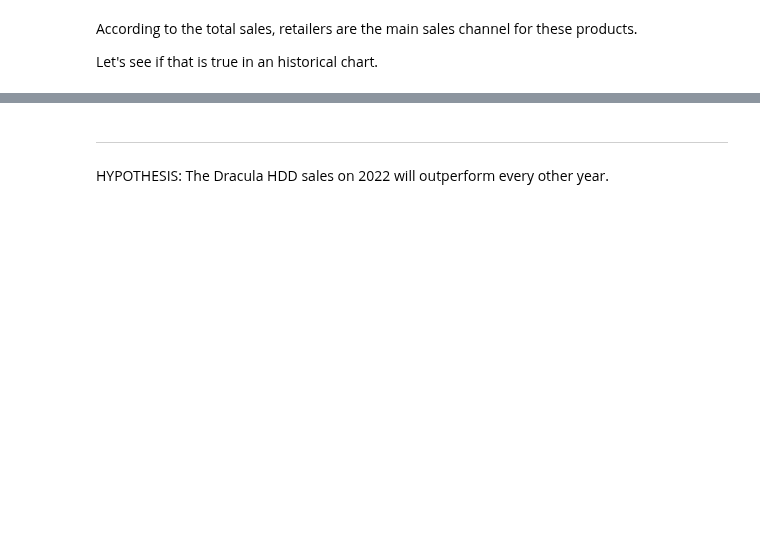
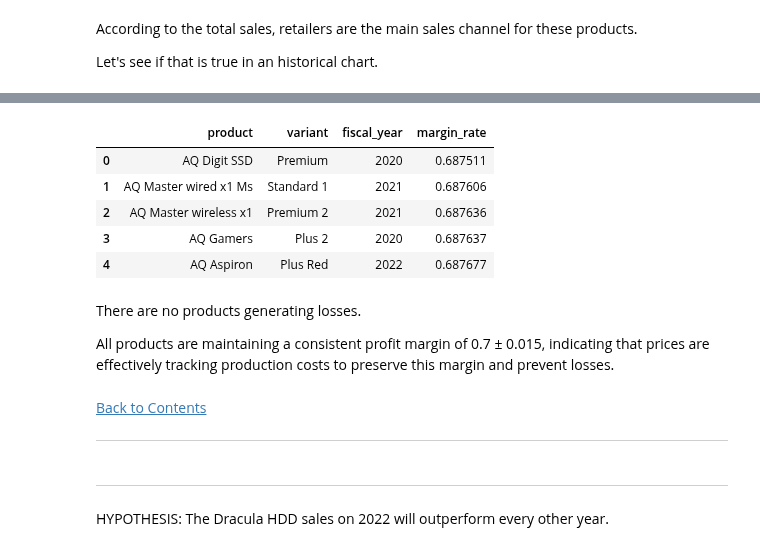
Before and after one commit to Silverscale/AtliQ_Products_Analysis, a Jupyter notebook: atliq_product_analysis.ipynb, the cells around one changed output, grey strips where cells are left out. Cells and saved outputs as stored; diff of their text form; code cells hidden in the pictures; blank space fills up the shorter version.

```diff
--- a/atliq_product_analysis.ipynb
+++ b/atliq_product_analysis.ipynb
@@ -1467,3 +1505,29 @@ fig.show()
+# %%
+# Worst margin rate
+
+query="""
+SELECT product, variant, fiscal_year, margin_rate
+FROM product_margins
+ORDER BY margin_rate
+LIMIT 5
+"""
+
+pd.read_sql_query(query, con)
+# %% [output]
+|  | product | variant | fiscal_year | margin_rate |
+| 0 | AQ Digit SSD | Premium | 2020 | 0.687511 |
+| 1 | AQ Master wired x1 Ms | Standard 1 | 2021 | 0.687606 |
+| 2 | AQ Master wireless x1 | Premium 2 | 2021 | 0.687636 |
+| 3 | AQ Gamers | Plus 2 | 2020 | 0.687637 |
+| 4 | AQ Aspiron | Plus Red | 2022 | 0.687677 |
+# %% [markdown]
+There are no products generating losses.
+
+All products are maintaining a consistent profit margin of 0.7 ± 0.015, indicating that prices are effectively tracking production costs to preserve this margin and prevent losses.
+# %% [markdown]
+[Back to Contents](#contents)
+
+---
 # %% [markdown]
 ---
 
```
Also changed, not shown: parts of 22 cells of this notebook.
